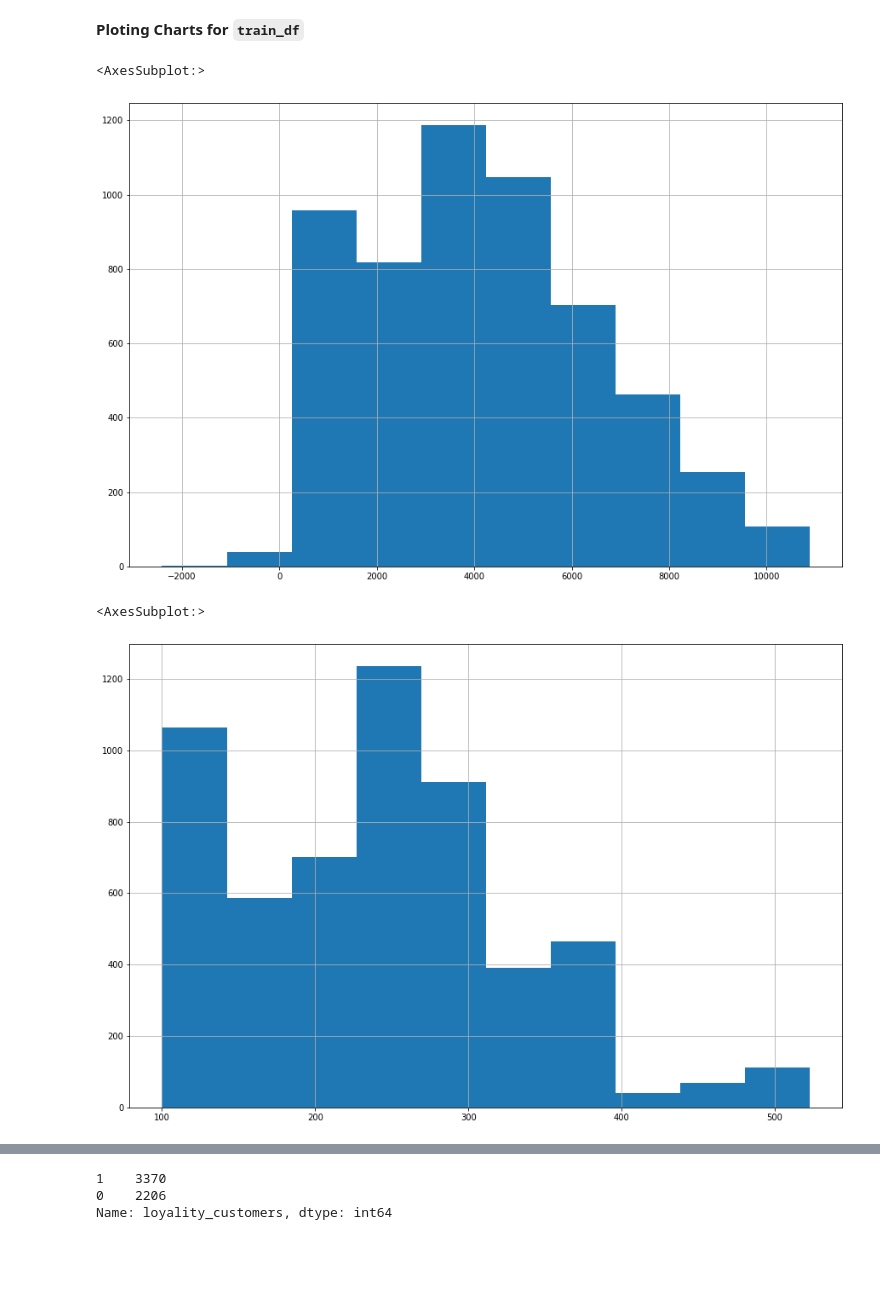
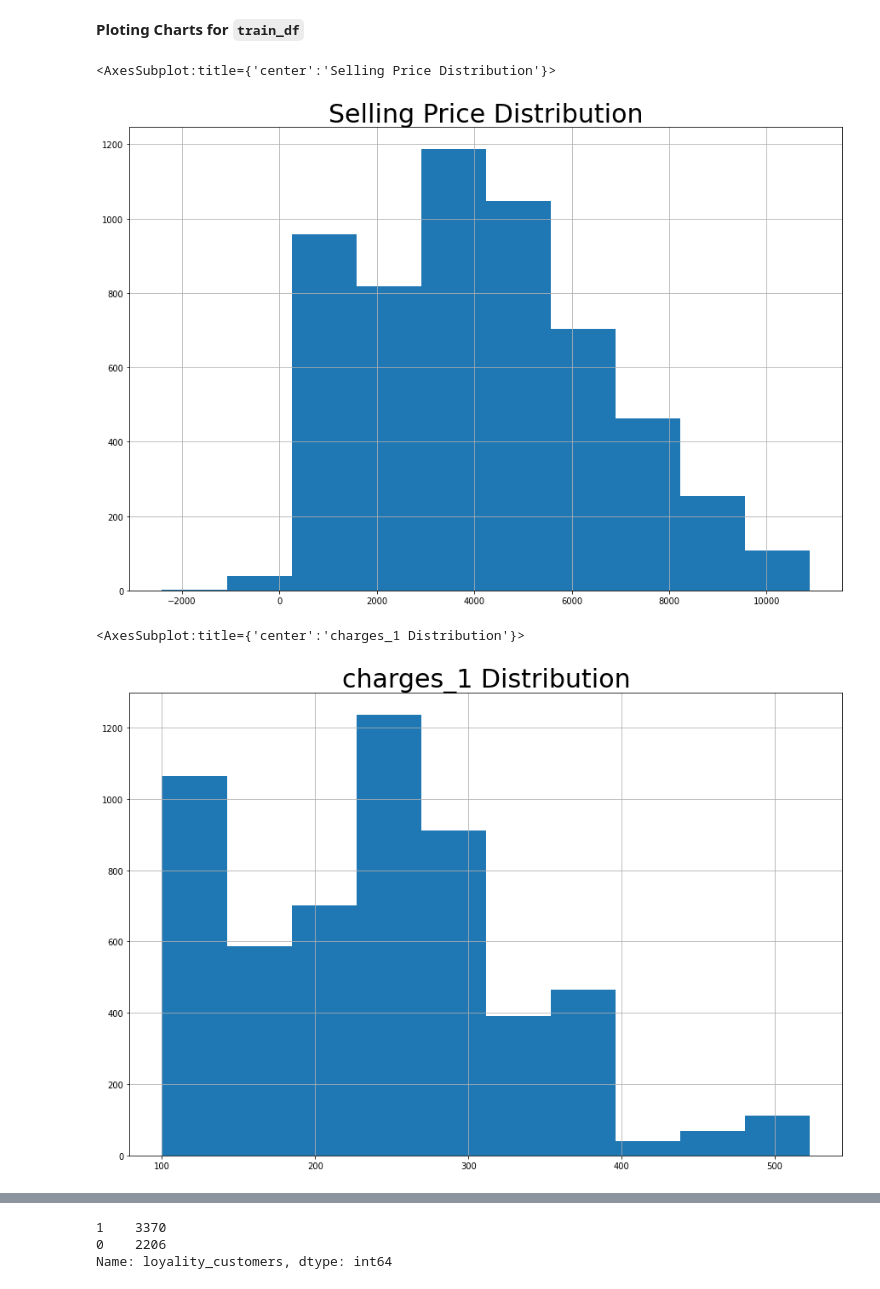
Before and after one commit to Mega-Barrel/Machine-Learning-Carnival-Wars, a Jupyter notebook: EDA.ipynb, the cells around one changed output, grey strips where cells are left out. Drawn from its saved outputs; the diff is of its cells as text; code cells hidden in the pictures; blank space fills up the shorter version.

Commit message:
Added Title to All visualization

```diff
--- a/EDA.ipynb
+++ b/EDA.ipynb
@@ -147,15 +147,21 @@ train_df.head()
 **Ploting Charts for `train_df`**
 # %%
 plt.figure(figsize=(15,10))
+plt.title('Selling Price Distribution',
+         fontsize =30)
+
 train_df.Selling_Price.hist()
 # %% [output]
-<AxesSubplot:>
+<AxesSubplot:title={'center':'Selling Price Distribution'}>
-[figure, old version]
+[figure, new version]
 # %%
 plt.figure(figsize=(15,10))
+plt.title('charges_1 Distribution',
+         fontsize =30)
+
 train_df.charges_1.hist()
 # %% [output]
-<AxesSubplot:>
+<AxesSubplot:title={'center':'charges_1 Distribution'}>
-[figure, old version]
+[figure, new version]
 # %%
 plt.figure(figsize=(15, 10))
```
Also changed, not shown: parts of 5 cells of this notebook.
